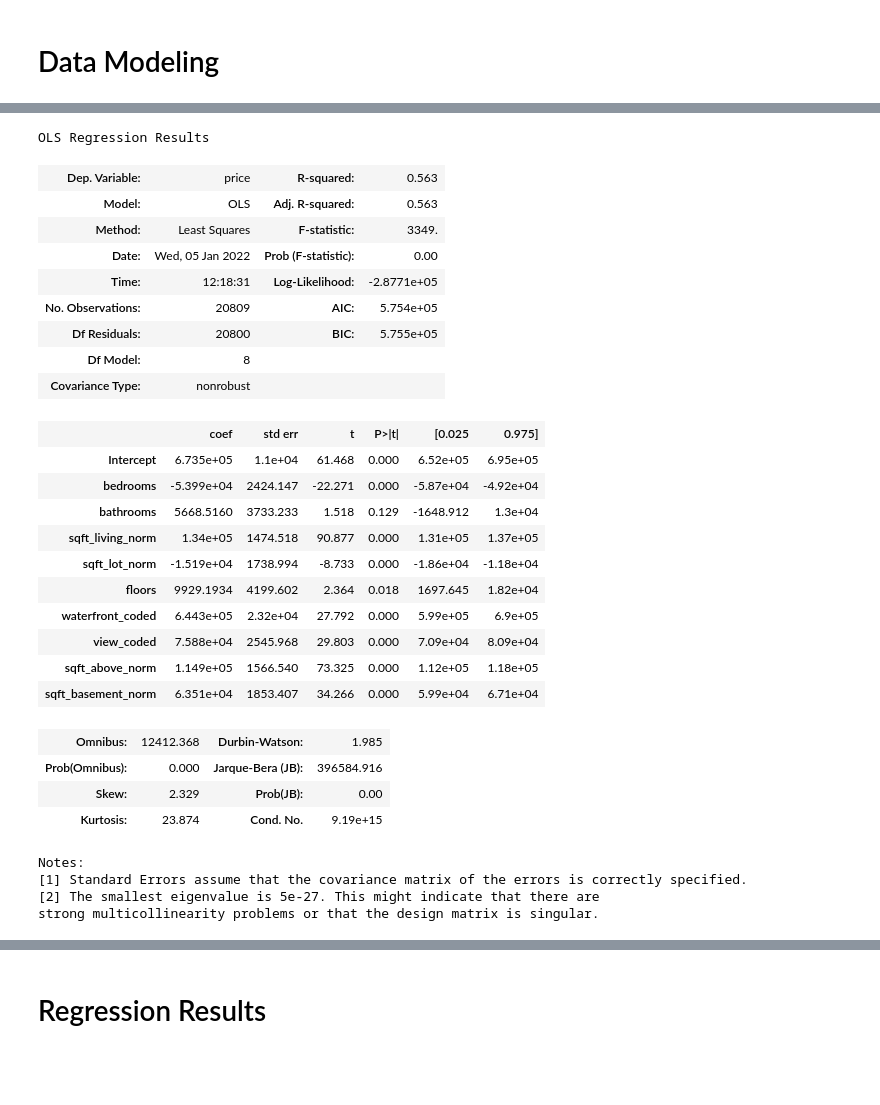
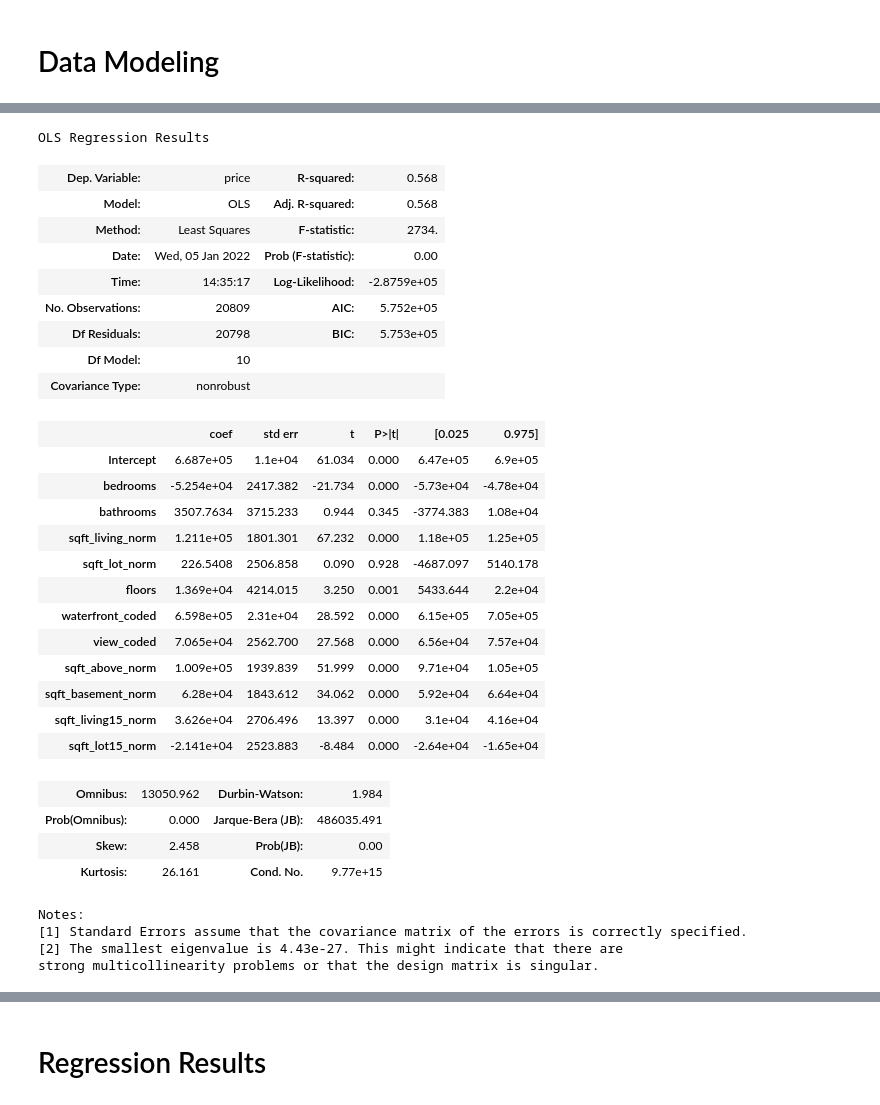
Before and after one commit to hannah-schurman/dsc-phase2-project, a Jupyter notebook: housing_sales_modeling.ipynb, the cells around one changed output, grey strips where cells are left out. Saved outputs shown, nothing was run; the diff lists cells and outputs as text; code cells hidden in the pictures; blank space fills up the shorter version.

Commit message:
modeling data updated

```diff
--- a/housing_sales_modeling.ipynb
+++ b/housing_sales_modeling.ipynb
@@ -456,7 +429,7 @@ print(r2_score(df_cities["price"], y_hat))
 # create a correlation heat map for all the columns relating to house features (sqft, bedrooms, floors, etc)
 # checks if there are any features that might cause collinearity issues
 
-cols = ['price', 'bedrooms', 'bathrooms', 'sqft_living', 'sqft_lot', 'floors', 'waterfront_coded', 'view_coded', 'sqft_above', 'sqft_basement']
+cols = ['price', 'bedrooms', 'bathrooms', 'sqft_living', 'sqft_lot', 'floors', 'waterfront_coded', 'view_coded', 'sqft_above', 'sqft_basement', 'sqft_living15', 'sqft_lot15']
 corr = df_cities[cols].corr()
 
 fig, ax = plt.subplots(figsize=(12,10))
@@ -466,49 +439,54 @@ sns.heatmap(corr, annot=True, ax=ax);
 # %%
 # normalize and numerical columns that dont contain ordinal or categorical numbers
-col_norm = ['sqft_living', 'sqft_lot', 'sqft_above', 'sqft_basement']
+col_norm = ['sqft_living', 'sqft_lot', 'sqft_above', 'sqft_basement', 'sqft_living15', 'sqft_lot15']
 
 def norm(series):
     return (series - series.mean())/series.std()
 for feat in col_norm:
     df_cities[feat+"_norm"] = norm(df_cities[feat])
+# %%
+# this function creates an ordinary least squares model for price using input columns and data frame
+def ols_model(cols, df):
+    predictors = '+'.join(cols)
+    formula = 'price' + '~' + predictors
+    model = ols(formula=formula, data=df).fit()
+    return model
 # %%
 # using an ols model to look at p-values and R^2 values for all of the feature columns
-col_pred = ['bedrooms', 'bathrooms', 'sqft_living_norm', 'sqft_lot_norm', 'floors', 'waterfront_coded', 'view_coded', 'sqft_above_norm', 'sqft_basement_norm']
+col_pred = ['bedrooms', 'bathrooms', 'sqft_living_norm', 'sqft_lot_norm', 'floors', 'waterfront_coded', 'view_coded', 'sqft_above_norm', 'sqft_basement_norm', 'sqft_living15_norm', 'sqft_lot15_norm']
 
-
-predictors = '+'.join(col_pred)
-formula = 'price' + '~' + predictors
-model = ols(formula=formula, data=df_cities).fit()
-model.summary()
+ols_model(col_pred, df_cities).summary()
 # %% [output]
 OLS Regression Results
-| Dep. Variable: | price | R-squared: | 0.563 |
-| Model: | OLS | Adj. R-squared: | 0.563 |
-| Method: | Least Squares | F-statistic: | 3349. |
+| Dep. Variable: | price | R-squared: | 0.568 |
+| Model: | OLS | Adj. R-squared: | 0.568 |
+| Method: | Least Squares | F-statistic: | 2734. |
 | Date: | Wed, 05 Jan 2022 | Prob (F-statistic): | 0.00 |
-| Time: | 12:18:31 | Log-Likelihood: | -2.8771e+05 |
-| No. Observations: | 20809 | AIC: | 5.754e+05 |
-| Df Residuals: | 20800 | BIC: | 5.755e+05 |
-| Df Model: | 8 |  |  |
+| Time: | 14:35:17 | Log-Likelihood: | -2.8759e+05 |
+| No. Observations: | 20809 | AIC: | 5.752e+05 |
+| Df Residuals: | 20798 | BIC: | 5.753e+05 |
+| Df Model: | 10 |  |  |
 | Covariance Type: | nonrobust |  |  |
 |  | coef | std err | t | P>|t| | [0.025 | 0.975] |
-| Intercept | 6.735e+05 | 1.1e+04 | 61.468 | 0.000 | 6.52e+05 | 6.95e+05 |
-| bedrooms | -5.399e+04 | 2424.147 | -22.271 | 0.000 | -5.87e+04 | -4.92e+04 |
-| bathrooms | 5668.5160 | 3733.233 | 1.518 | 0.129 | -1648.912 | 1.3e+04 |
-| sqft_living_norm | 1.34e+05 | 1474.518 | 90.877 | 0.000 | 1.31e+05 | 1.37e+05 |
-| sqft_lot_norm | -1.519e+04 | 1738.994 | -8.733 | 0.000 | -1.86e+04 | -1.18e+04 |
-| floors | 9929.1934 | 4199.602 | 2.364 | 0.018 | 1697.645 | 1.82e+04 |
-| waterfront_coded | 6.443e+05 | 2.32e+04 | 27.792 | 0.000 | 5.99e+05 | 6.9e+05 |
-| view_coded | 7.588e+04 | 2545.968 | 29.803 | 0.000 | 7.09e+04 | 8.09e+04 |
-| sqft_above_norm | 1.149e+05 | 1566.540 | 73.325 | 0.000 | 1.12e+05 | 1.18e+05 |
-| sqft_basement_norm | 6.351e+04 | 1853.407 | 34.266 | 0.000 | 5.99e+04 | 6.71e+04 |
+| Intercept | 6.687e+05 | 1.1e+04 | 61.034 | 0.000 | 6.47e+05 | 6.9e+05 |
+| bedrooms | -5.254e+04 | 2417.382 | -21.734 | 0.000 | -5.73e+04 | -4.78e+04 |
+| bathrooms | 3507.7634 | 3715.233 | 0.944 | 0.345 | -3774.383 | 1.08e+04 |
+| sqft_living_norm | 1.211e+05 | 1801.301 | 67.232 | 0.000 | 1.18e+05 | 1.25e+05 |
+| sqft_lot_norm | 226.5408 | 2506.858 | 0.090 | 0.928 | -4687.097 | 5140.178 |
+| floors | 1.369e+04 | 4214.015 | 3.250 | 0.001 | 5433.644 | 2.2e+04 |
+| waterfront_coded | 6.598e+05 | 2.31e+04 | 28.592 | 0.000 | 6.15e+05 | 7.05e+05 |
+| view_coded | 7.065e+04 | 2562.700 | 27.568 | 0.000 | 6.56e+04 | 7.57e+04 |
+| sqft_above_norm | 1.009e+05 | 1939.839 | 51.999 | 0.000 | 9.71e+04 | 1.05e+05 |
+| sqft_basement_norm | 6.28e+04 | 1843.612 | 34.062 | 0.000 | 5.92e+04 | 6.64e+04 |
+| sqft_living15_norm | 3.626e+04 | 2706.496 | 13.397 | 0.000 | 3.1e+04 | 4.16e+04 |
+| sqft_lot15_norm | -2.141e+04 | 2523.883 | -8.484 | 0.000 | -2.64e+04 | -1.65e+04 |
-| Omnibus: | 12412.368 | Durbin-Watson: | 1.985 |
-| Prob(Omnibus): | 0.000 | Jarque-Bera (JB): | 396584.916 |
-| Skew: | 2.329 | Prob(JB): | 0.00 |
-| Kurtosis: | 23.874 | Cond. No. | 9.19e+15 |
+| Omnibus: | 13050.962 | Durbin-Watson: | 1.984 |
+| Prob(Omnibus): | 0.000 | Jarque-Bera (JB): | 486035.491 |
+| Skew: | 2.458 | Prob(JB): | 0.00 |
+| Kurtosis: | 26.161 | Cond. No. | 9.77e+15 |
 Notes:
 [1] Standard Errors assume that the covariance matrix of the errors is correctly specified.
-[2] The smallest eigenvalue is 5e-27. This might indicate that there are
+[2] The smallest eigenvalue is 4.43e-27. This might indicate that there are
 strong multicollinearity problems or that the design matrix is singular.
 # %% [markdown]
 ### Multicollinearity Issues
```
Also changed, not shown: parts of 26 cells of this notebook, 2 other files.
